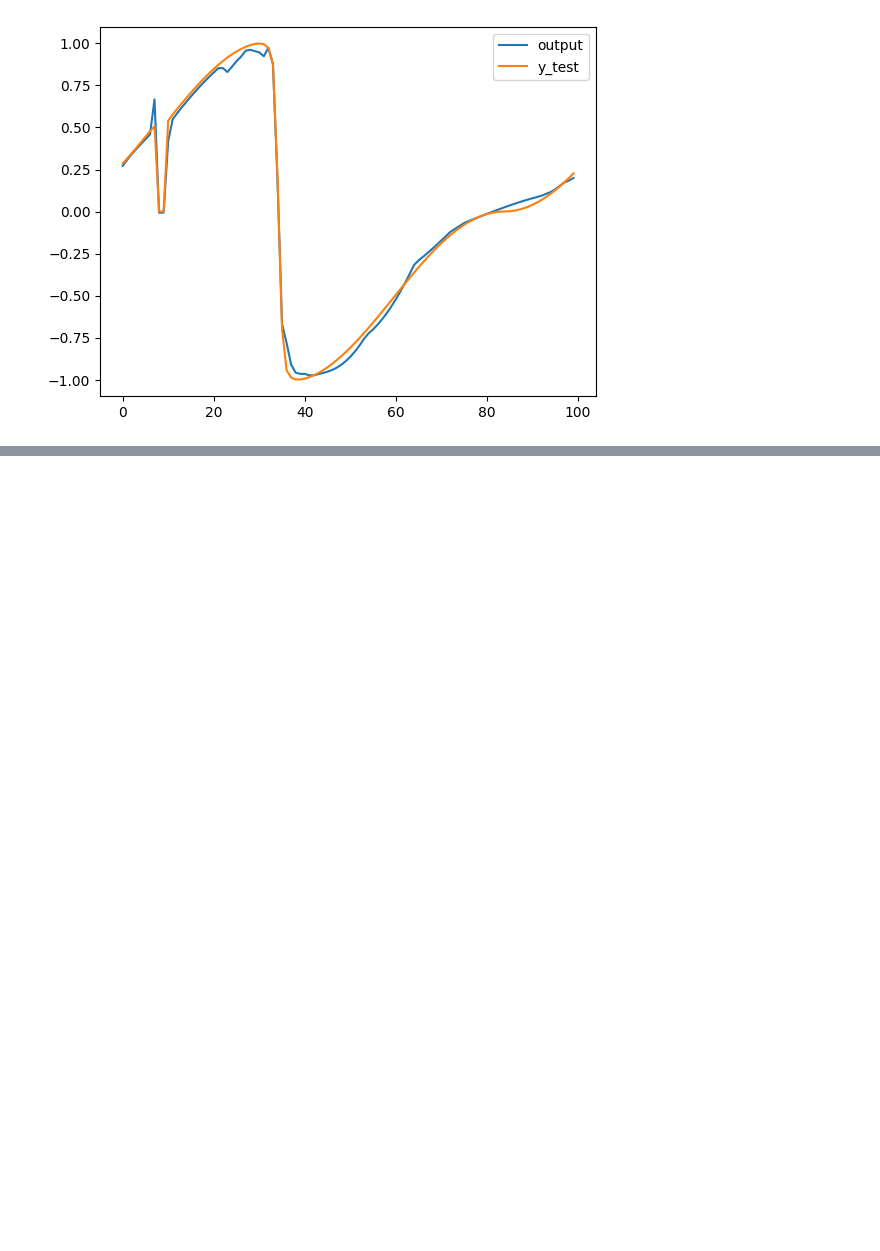
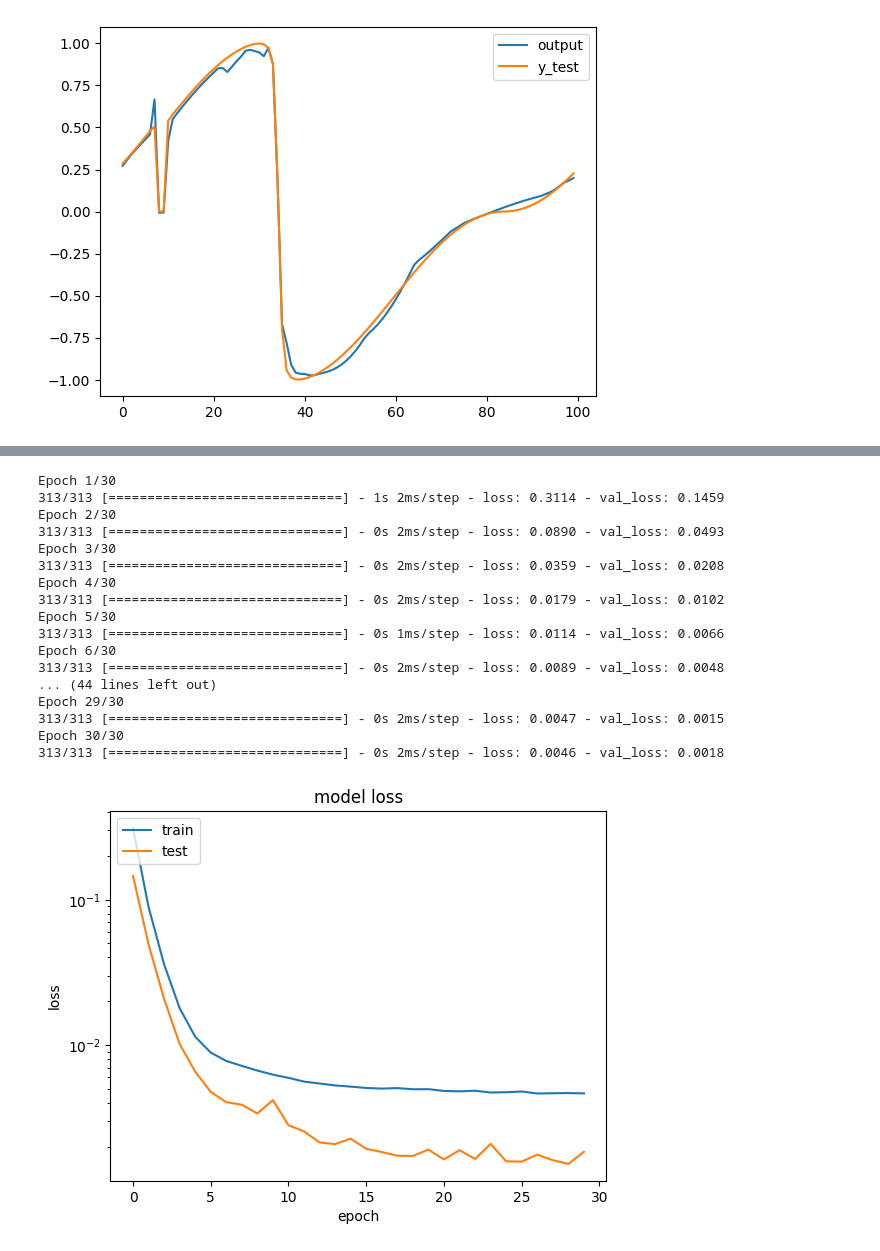
Before and after one commit to pawelmagnu/PyMPDATA, a Jupyter notebook: fluxes/second_attempt.ipynb, the cells around one changed output, grey strips where cells are left out. Cells and saved outputs as stored; diff of their text form; code cells hidden in the pictures; blank space fills up the shorter version.

```diff
--- a/fluxes/second_attempt.ipynb
+++ b/fluxes/second_attempt.ipynb
@@ -161,0 +209,28 @@ Epoch 200/200
+# %%
+df_train = pd.DataFrame(train_stencils, columns=['input', 'flux'])
+model = get_model(n_hidden_layers=3, n_neurons=5)
+df_test = df_train[10500:11500]
+df_train = df_train[:10000]
+model, history = train_model(model, df_train, df_test, epochs=30)
+visualize_training(history)
+visualize_output(model, df_test[-100:])
+model.save('model4.h5')
+# %% [output]
+Epoch 1/30
+313/313 [==============================] - 1s 2ms/step - loss: 0.3114 - val_loss: 0.1459
+Epoch 2/30
+313/313 [==============================] - 0s 2ms/step - loss: 0.0890 - val_loss: 0.0493
+Epoch 3/30
+313/313 [==============================] - 0s 2ms/step - loss: 0.0359 - val_loss: 0.0208
+Epoch 4/30
+313/313 [==============================] - 0s 2ms/step - loss: 0.0179 - val_loss: 0.0102
+Epoch 5/30
+313/313 [==============================] - 0s 1ms/step - loss: 0.0114 - val_loss: 0.0066
+Epoch 6/30
+313/313 [==============================] - 0s 2ms/step - loss: 0.0089 - val_loss: 0.0048
+... (44 lines left out)
+Epoch 29/30
+313/313 [==============================] - 0s 2ms/step - loss: 0.0047 - val_loss: 0.0015
+Epoch 30/30
+313/313 [==============================] - 0s 2ms/step - loss: 0.0046 - val_loss: 0.0018
+[figure, added]
```
Also changed, not shown: parts of 15 cells of this notebook.
